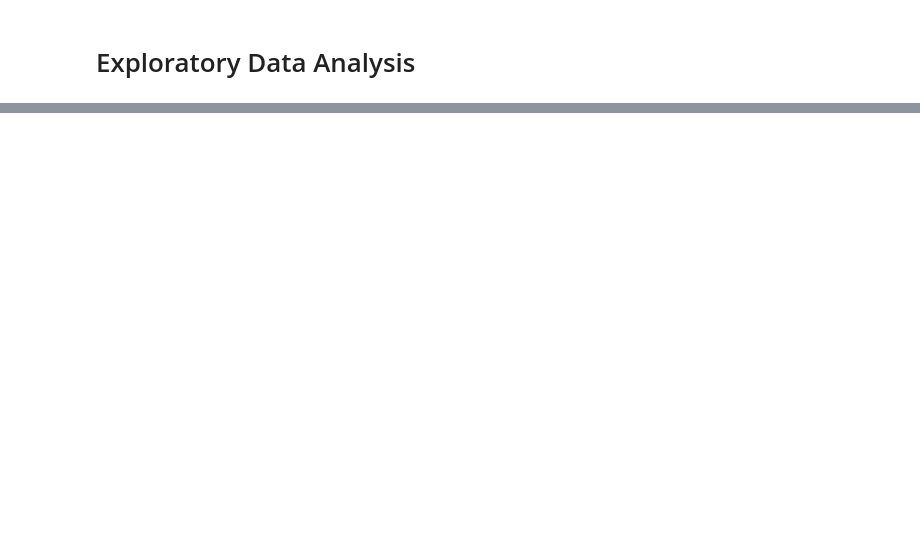
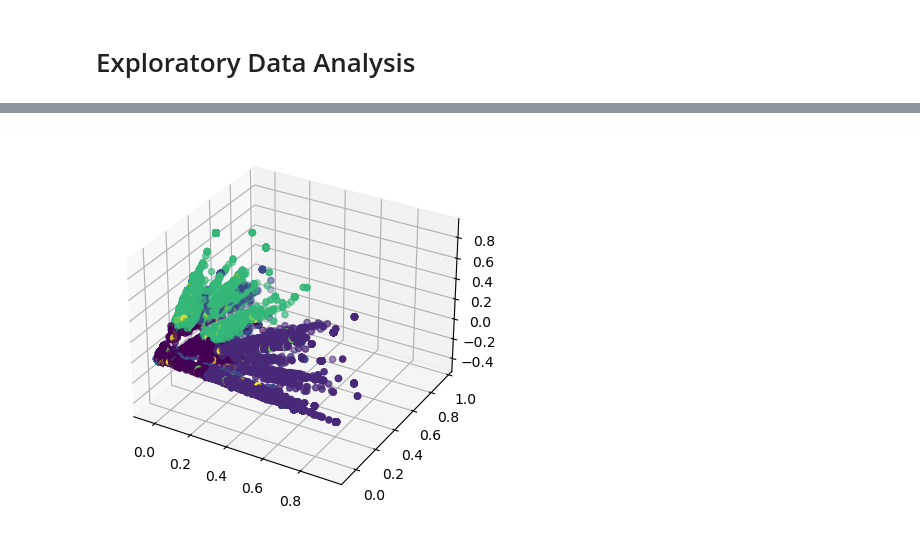
Before and after one commit to kamilmellouk/kadabros, a Jupyter notebook: eda.ipynb, the cells around one changed output, grey strips where cells are left out. Drawn from its saved outputs; the diff is of its cells as text; code cells hidden in the pictures; blank space fills up the shorter version.

Commit message:
complete basic data exploration

```diff
--- a/eda.ipynb
+++ b/eda.ipynb
@@ -122,0 +151,19 @@ plt.show();
+# %%
+tags = pd.read_csv(os.path.join(DATA_PATH, "tags.tsv.gz"), compression="infer", header=None, names=["tag"])['tag'].dropna()
+# %%
+vectorizer = TfidfVectorizer(max_features=1000)  # Adjust the number of features
+tfidf_matrix = vectorizer.fit_transform(tags[:1_000_000])
+# %%
+n_clusters = 10  # Adjust based on your data
+kmeans = KMeans(n_clusters=n_clusters)
+clusters = kmeans.fit_predict(tfidf_matrix)
+# %%
+pca = PCA(n_components=3)
+reduced_data = pca.fit_transform(np.asarray(tfidf_matrix.todense()))
+# %%
+fig = plt.figure()
+ax = fig.add_subplot(111, projection='3d')
+ax.scatter(reduced_data[:,0], reduced_data[:,1], reduced_data[:,2], c=clusters)
+plt.show()
+# %% [output]
+[figure, added]
```
Also changed, not shown: parts of 23 cells of this notebook.
